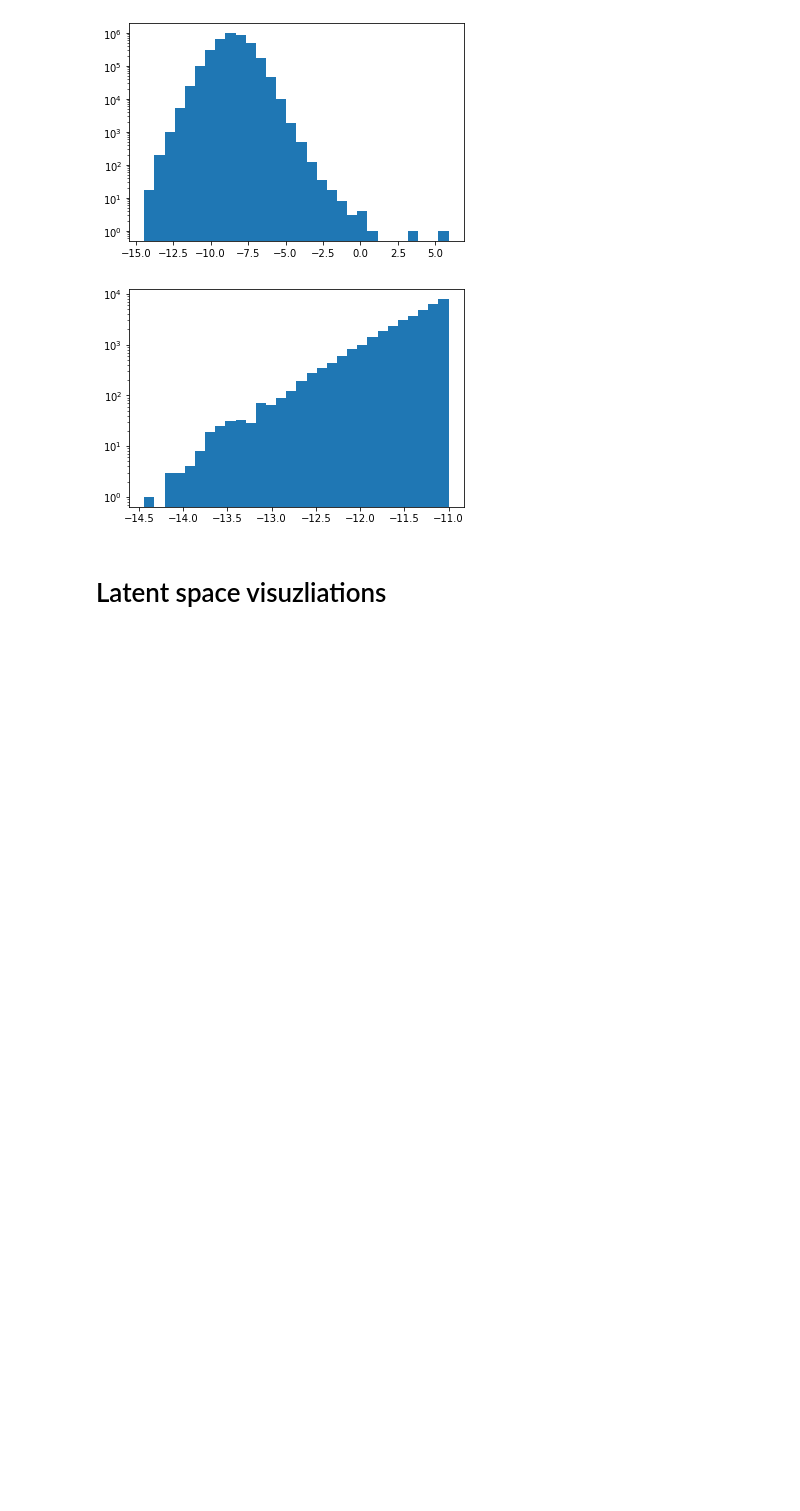
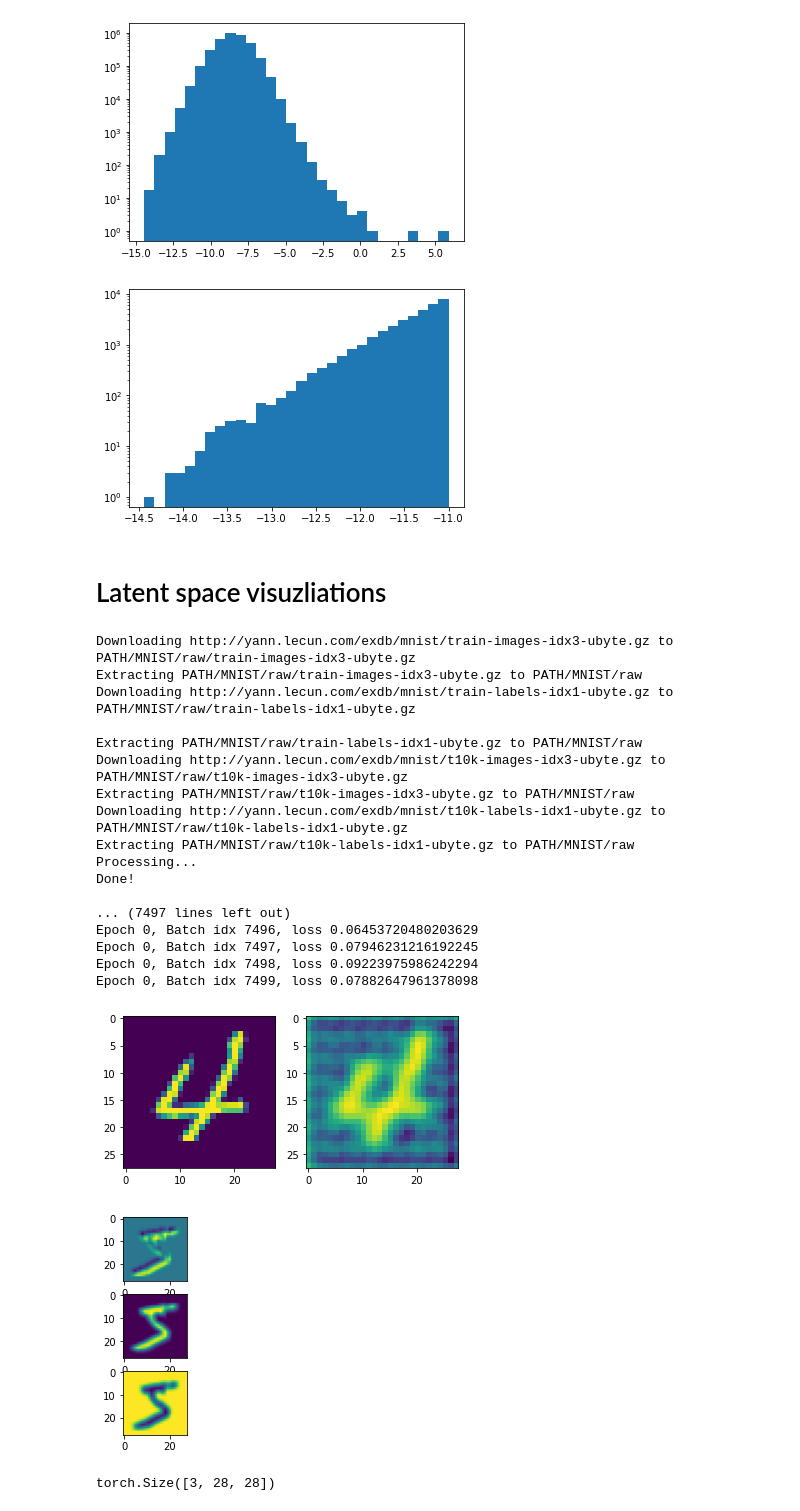
Before and after one commit to njchoma/DGAPN, a Jupyter notebook: src/Sandbox.ipynb, the cells around one changed output. Saved outputs shown, nothing was run; the diff lists cells and outputs as text; code cells hidden in the pictures; blank space fills up the shorter version.

```diff
--- a/src/Sandbox.ipynb
+++ b/src/Sandbox.ipynb
@@ -93,12 +90,0 @@ def tail_corr(a, b):
-# %%
-def exp_weighted_mse(output, target):
-    loss = torch.mean(torch.exp(-0.4*(target+5))*(output - target)**2)
-    return loss
-
-model = torch.nn.Linear(2, 2)
-x = torch.randn(1, 2)
-target = torch.randn(1, 2)
-output = model(x)
-loss = exp_weighted_mse(output, target)
-loss.backward()
-print(model.weight.grad)
@@ -223,7 +185,8 @@ class MyModel(nn.Module):
 
 dataset = datasets.MNIST(
     root='PATH',
-    transform=transforms.ToTensor()
+    transform=transforms.ToTensor(),
+    download=True
 )
 loader = DataLoader(
     dataset,
@@ -252,30 +215,50 @@ for epoch in range(epochs):
 def normalize_output(img):
     img = img - img.min()
     img = img / img.max()
     return img
 
 # Plot some images
 idx = torch.randint(0, output.size(0), ())
 pred = normalize_output(output[idx, 0])
 img = data[idx, 0]
 
 fig, axarr = plt.subplots(1, 2)
 axarr[0].imshow(img.detach().numpy())
 axarr[1].imshow(pred.detach().numpy())
 
 # Visualize feature maps
 activation = {}
 def get_activation(name):
     def hook(model, input, output):
         activation[name] = output.detach()
     return hook
 
 model.conv1.register_forward_hook(get_activation('conv1'))
 data, _ = dataset[0]
 data.unsqueeze_(0)
 output = model(data)
 
 act = activation['conv1'].squeeze()
 fig, axarr = plt.subplots(act.size(0))
 for idx in range(act.size(0)):
     axarr[idx].imshow(act[idx])
+# %% [output]
+Downloading http://yann.lecun.com/exdb/mnist/train-images-idx3-ubyte.gz to PATH/MNIST/raw/train-images-idx3-ubyte.gz
+Extracting PATH/MNIST/raw/train-images-idx3-ubyte.gz to PATH/MNIST/raw
+Downloading http://yann.lecun.com/exdb/mnist/train-labels-idx1-ubyte.gz to PATH/MNIST/raw/train-labels-idx1-ubyte.gz
+
+Extracting PATH/MNIST/raw/train-labels-idx1-ubyte.gz to PATH/MNIST/raw
+Downloading http://yann.lecun.com/exdb/mnist/t10k-images-idx3-ubyte.gz to PATH/MNIST/raw/t10k-images-idx3-ubyte.gz
+Extracting PATH/MNIST/raw/t10k-images-idx3-ubyte.gz to PATH/MNIST/raw
+Downloading http://yann.lecun.com/exdb/mnist/t10k-labels-idx1-ubyte.gz to PATH/MNIST/raw/t10k-labels-idx1-ubyte.gz
+Extracting PATH/MNIST/raw/t10k-labels-idx1-ubyte.gz to PATH/MNIST/raw
+Processing...
+Done!
+
+... (7497 lines left out)
+Epoch 0, Batch idx 7496, loss 0.06453720480203629
+Epoch 0, Batch idx 7497, loss 0.07946231216192245
+Epoch 0, Batch idx 7498, loss 0.09223975986242294
+Epoch 0, Batch idx 7499, loss 0.07882647961378098
+[figure, added]
+[figure, added]
@@ -281,0 +267,4 @@ for idx in range(act.size(0)):
+# %%
+act.shape
+# %% [output]
+torch.Size([3, 28, 28])
```
Also changed, not shown: parts of 8 cells of this notebook, 3 other files.
